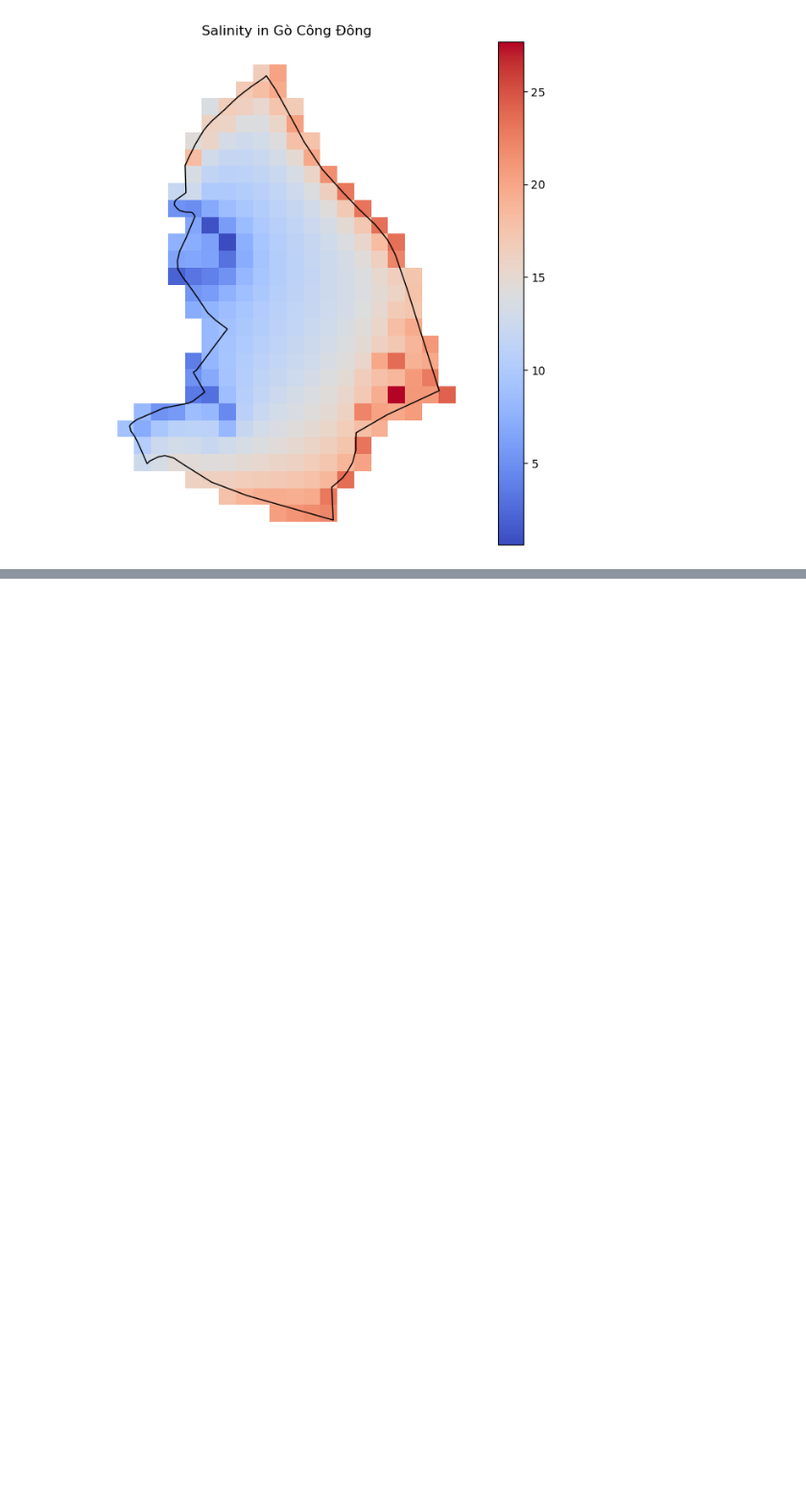
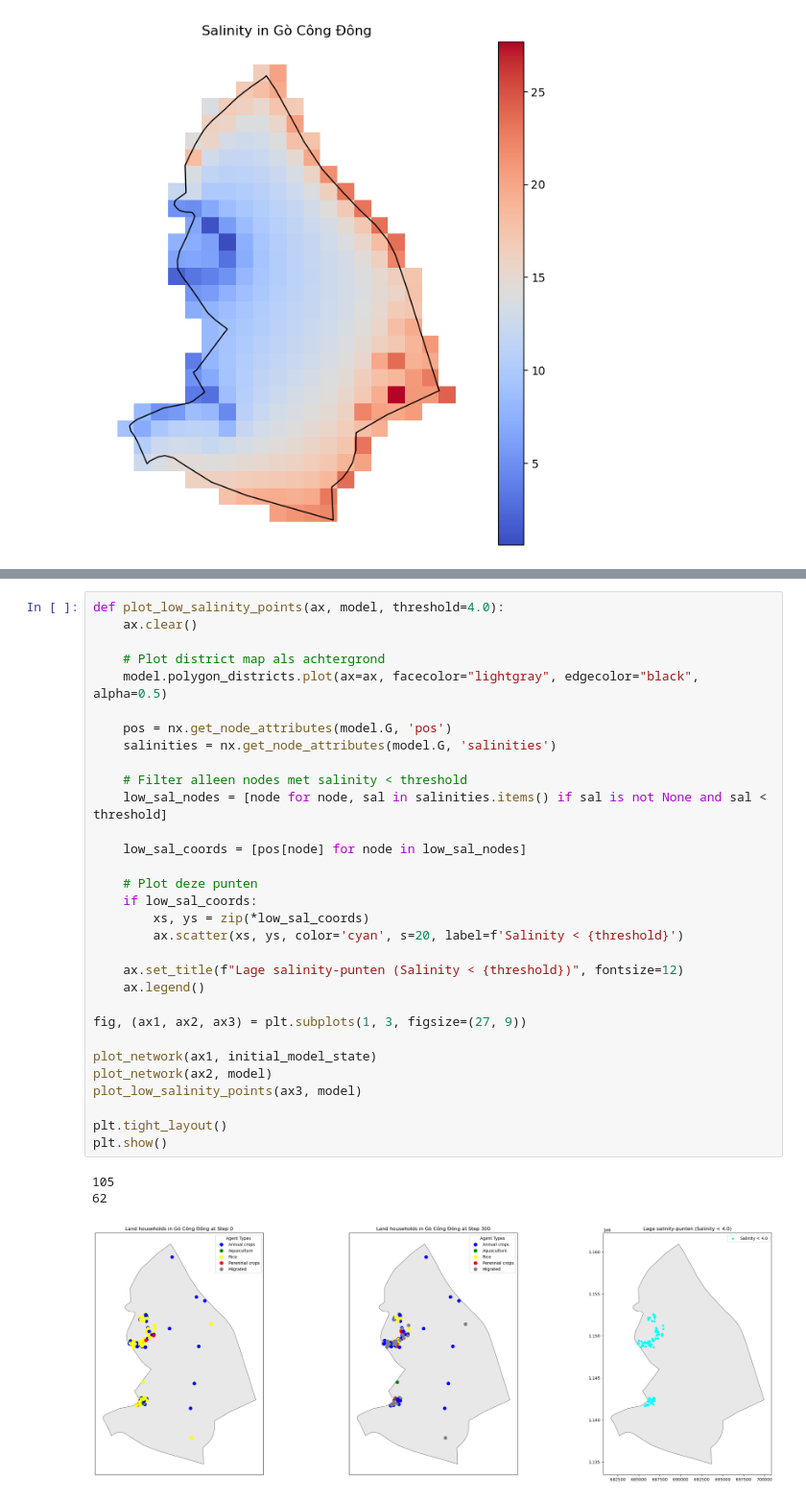
Before and after one commit to Juliettevanalst/Thesis, a Jupyter notebook: Model_Version3/Model_run3.ipynb, the cells around one changed output, grey strips where cells are left out. Shown at 96% size. Cells and saved outputs as stored; diff of their text form; blank space fills up the shorter version.

```diff
--- a/Model_Version3/Model_run3.ipynb
+++ b/Model_Version3/Model_run3.ipynb
@@ -237,0 +271,35 @@ plt.show()
+# %%
+def plot_low_salinity_points(ax, model, threshold=4.0):
+    ax.clear()
+
+    # Plot district map als achtergrond
+    model.polygon_districts.plot(ax=ax, facecolor="lightgray", edgecolor="black", alpha=0.5)
+
+    pos = nx.get_node_attributes(model.G, 'pos')
+    salinities = nx.get_node_attributes(model.G, 'salinities')
+
+    # Filter alleen nodes met salinity < threshold
+    low_sal_nodes = [node for node, sal in salinities.items() if sal is not None and sal < threshold]
+
+    low_sal_coords = [pos[node] for node in low_sal_nodes]
+
+    # Plot deze punten
+    if low_sal_coords:
+        xs, ys = zip(*low_sal_coords)
+        ax.scatter(xs, ys, color='cyan', s=20, label=f'Salinity < {threshold}')
+
+    ax.set_title(f"Lage salinity-punten (Salinity < {threshold})", fontsize=12)
+    ax.legend()
+
+fig, (ax1, ax2, ax3) = plt.subplots(1, 3, figsize=(27, 9))
+
+plot_network(ax1, initial_model_state)
+plot_network(ax2, model)
+plot_low_salinity_points(ax3, model)
+
+plt.tight_layout()
+plt.show()
+# %% [output]
+105
+62
+[figure, added]
```
Also changed, not shown: parts of 9 cells of this notebook, 6 other files.
